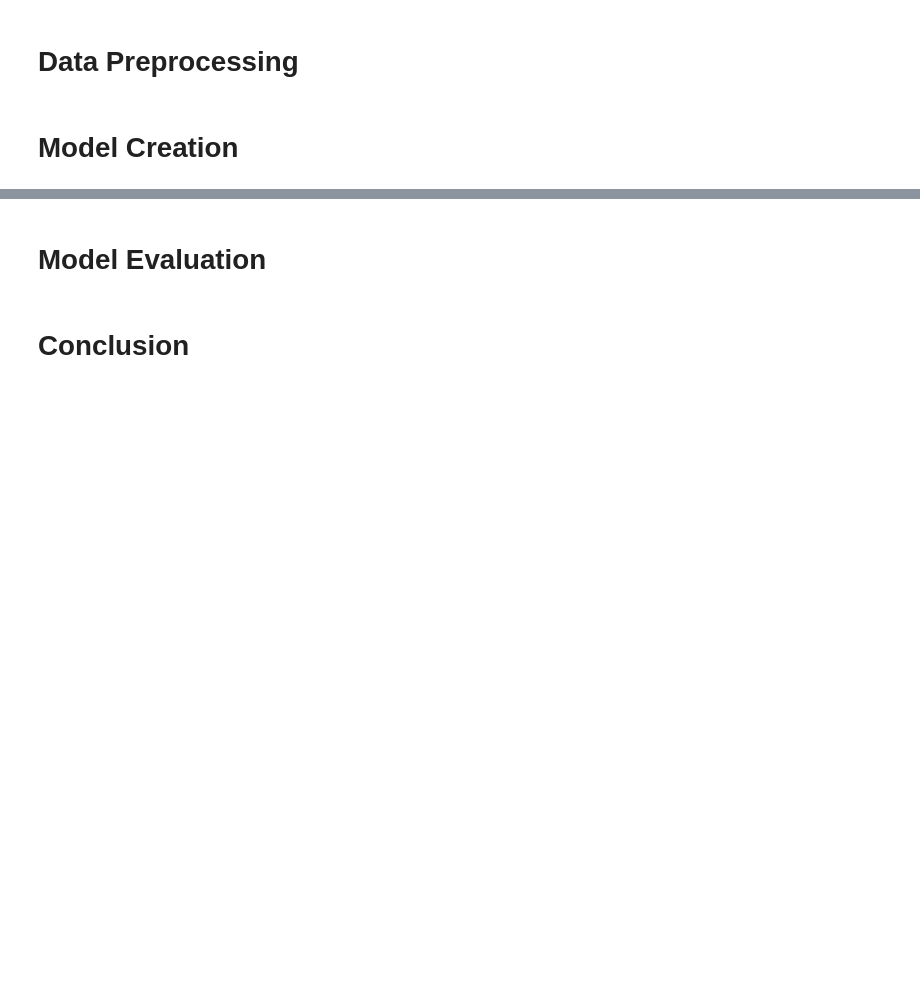
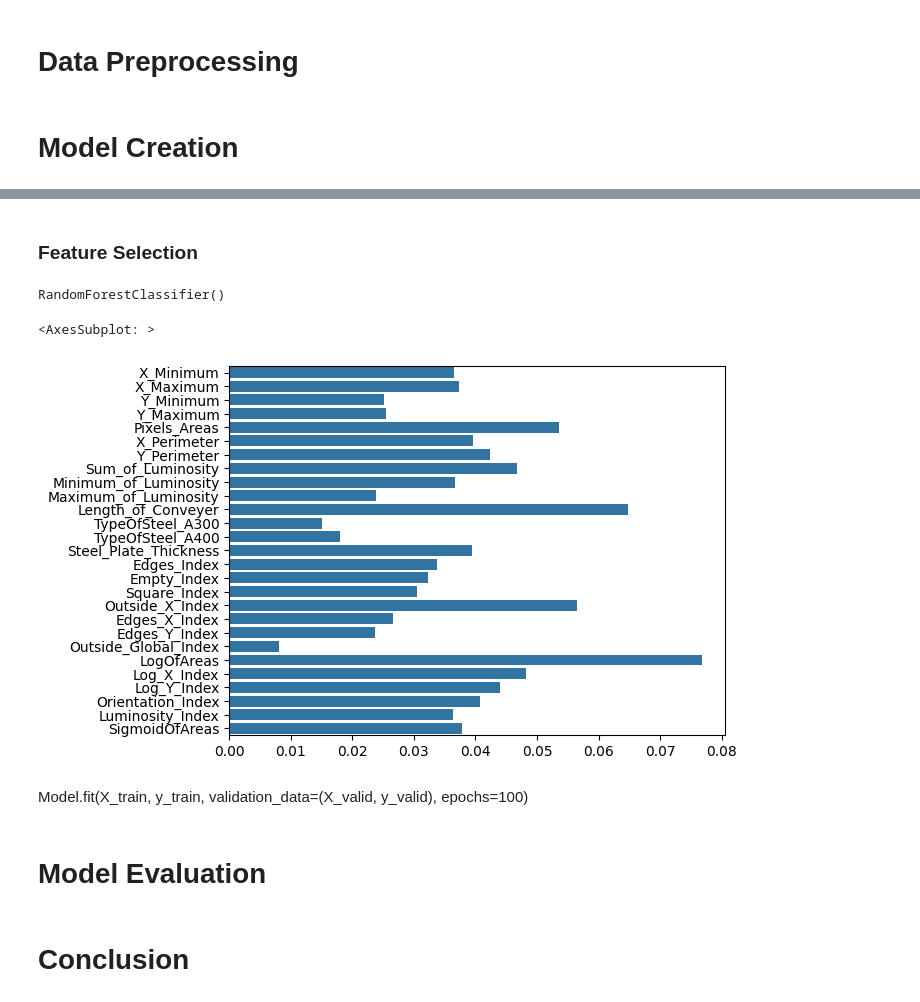
Before and after one commit to Tylikestocode/Machine-Learning, a Jupyter notebook: SteelPlateDefectPrediction/SteelPlateDefectPrediction.ipynb, the cells around one changed output, grey strips where cells are left out. Cells and saved outputs as stored; diff of their text form; code cells hidden in the pictures; blank space fills up the shorter version.

```diff
--- a/SteelPlateDefectPrediction/SteelPlateDefectPrediction.ipynb
+++ b/SteelPlateDefectPrediction/SteelPlateDefectPrediction.ipynb
@@ -165,4 +188,4 @@ class DataPipeLine():
 
     def transform(self):
         transformed_data = self.pipe.fit_transform(self.x)
-        return tf.convert_to_tensor(pd.DataFrame(transformed_data, columns=self.pipe.get_feature_names_out()))
+        return tf.convert_to_tensor(transformed_data)
@@ -173,0 +196,2 @@ y_train = tf.convert_to_tensor(y_train)
+# %%
+X_train, X_valid, y_train, y_valid = train_test_split(X_train, y_train, random_state=42, test_size=0.1)
@@ -173,0 +220,10 @@ y_train = tf.convert_to_tensor(y_train)
+# %% [markdown]
+### Feature Selection
+# %%
+from sklearn.ensemble import RandomForestClassifier
+
+
+RFC = RandomForestClassifier()
+RFC.fit(X_train, y_train)
+# %% [output]
+RandomForestClassifier()
@@ -173,0 +232,5 @@ y_train = tf.convert_to_tensor(y_train)
+# %%
+sns.barplot(x=RFC.feature_importances_, y=RFC.feature_names_in_)
+# %% [output]
+<AxesSubplot: >
+[figure, added]
@@ -174,3 +265,5 @@ y_train = tf.convert_to_tensor(y_train)
+# %% [markdown]
+Model.fit(X_train, y_train, validation_data=(X_valid, y_valid), epochs=100)
 # %% [markdown]
 # Model Evaluation
 # %% [markdown]
```
Also changed, not shown: parts of 17 cells of this notebook, 3 other files.
